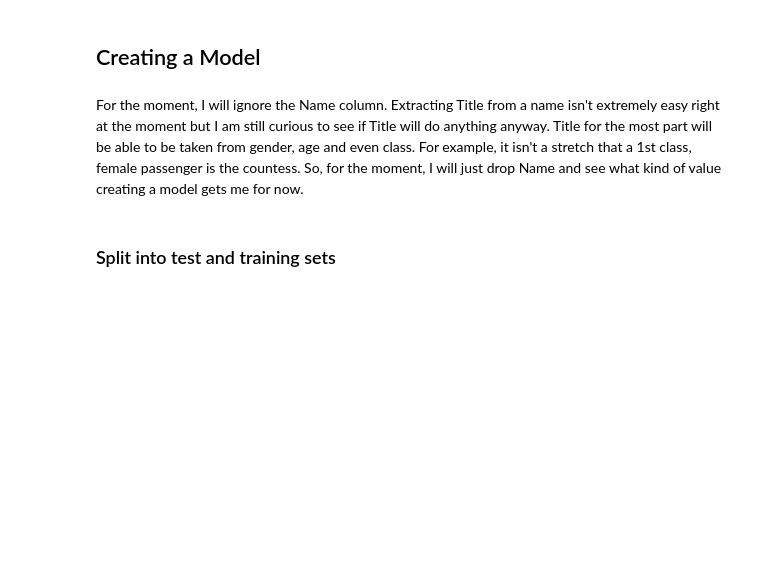
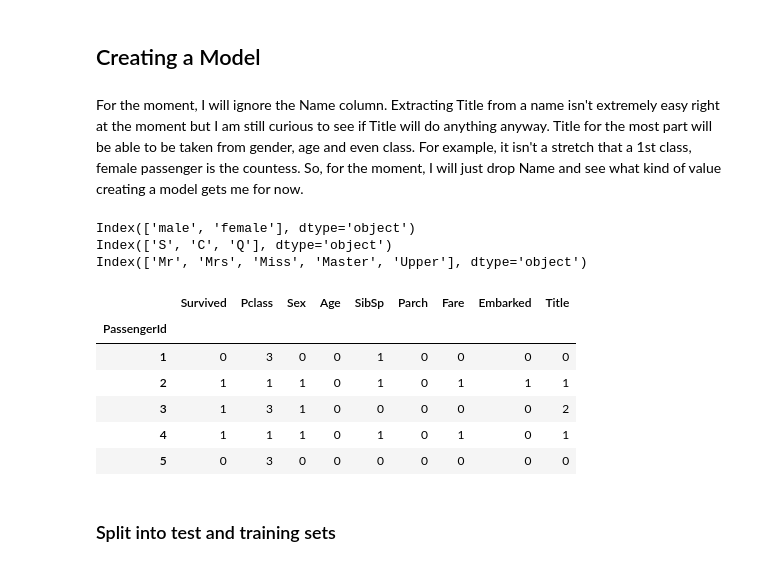
Before and after one commit to ThibaultHuyet/machine_learning, a Jupyter notebook: Notebooks/Titanic.ipynb, the cells around one changed output. Cells and saved outputs as stored; diff of their text form; code cells hidden in the pictures; blank space fills up the shorter version.

```diff
--- a/Notebooks/Titanic.ipynb
+++ b/Notebooks/Titanic.ipynb
@@ -193,9 +198,17 @@ alive['Age'].hist(bins = 20);
 ## Dropping Some Features
 
 Some features just don't have any relevance from the investigation. Ticket and Cabin do not seem relevant because either there is no real corellation I can think of or because the data is incomplete. I am just going to get rid of them.
+# %%
+class DropUselessTransformer(BaseEstimator, TransformerMixin):
+    def fit(self, X, y = None):
+        return self
+
+    def transform(self, X, y = None):
+        return X.drop(['Ticket', 'Cabin'], axis = 1)
 # %%
 print(titanic.shape)
-titanic = titanic.drop(['Ticket', 'Cabin'], axis = 1)
+drop = DropUselessTransformer()
+titanic = drop.transform(titanic)
 print(titanic.shape)
 # %% [output]
 (891, 11)
@@ -756,6 +716,29 @@ For the moment, I will ignore the Name column. Extracting Title from a name isn'
 # %%
 X = titanic.drop('Survived', axis = 1)
 y = titanic['Survived']
+# %%
+transform_pipeline = Pipeline([('Drop', DropUselessTransformer()),
+                               ('Age', AgeBandTransformer('Age')),
+                               ('Sex', SexEncoder()),
+                               ('Fare', FareRangeTransformer('Fare')),
+                               ('Embark', EmbarkTransformer()),
+                               ('Title', TitleTransformer())])
+
+copy = transform_pipeline.transform(copy)
+# %% [output]
+Index(['male', 'female'], dtype='object')
+Index(['S', 'C', 'Q'], dtype='object')
+Index(['Mr', 'Mrs', 'Miss', 'Master', 'Upper'], dtype='object')
+# %%
+copy.head()
+# %% [output]
+|  | Survived | Pclass | Sex | Age | SibSp | Parch | Fare | Embarked | Title |
+| PassengerId |  |  |  |  |  |  |  |  |  |
+| 1 | 0 | 3 | 0 | 0 | 1 | 0 | 0 | 0 | 0 |
+| 2 | 1 | 1 | 1 | 0 | 1 | 0 | 1 | 1 | 1 |
+| 3 | 1 | 3 | 1 | 0 | 0 | 0 | 0 | 0 | 2 |
+| 4 | 1 | 1 | 1 | 0 | 1 | 0 | 1 | 0 | 1 |
+| 5 | 0 | 3 | 0 | 0 | 0 | 0 | 0 | 0 | 0 |
 # %% [markdown]
 ### Split into test and training sets
 # %%
```
Also changed, not shown: parts of 21 cells of this notebook.
